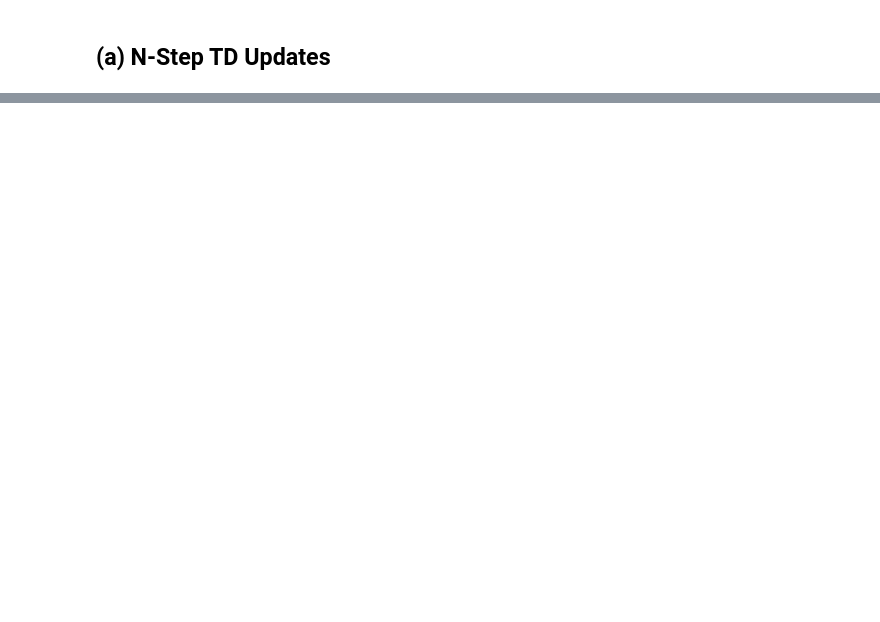
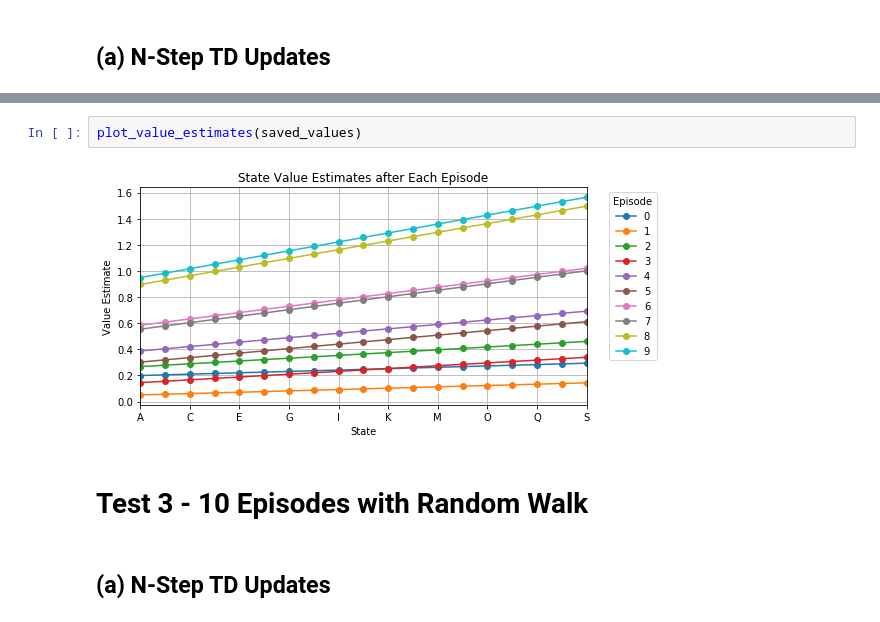
Before and after one commit to billtubbs/game-learner, a Jupyter notebook: Development-of-TD-Lambda-algorithm.ipynb, the cells around one changed output, grey strips where cells are left out. Cells and saved outputs as stored; diff of their text form; blank space fills up the shorter version.

Commit message:
Added 3 tests

```diff
--- a/Development-of-TD-Lambda-algorithm.ipynb
+++ b/Development-of-TD-Lambda-algorithm.ipynb
@@ -325,0 +547,8 @@ IndexError: list index out of range
+# %%
+plot_value_estimates(saved_values)
+# %% [output]
+[figure, added]
+# %% [markdown]
+# Test 3 - 10 Episodes with Random Walk
+# %% [markdown]
+## (a) N-Step TD Updates
```
Also changed, not shown: parts of 22 cells of this notebook.
